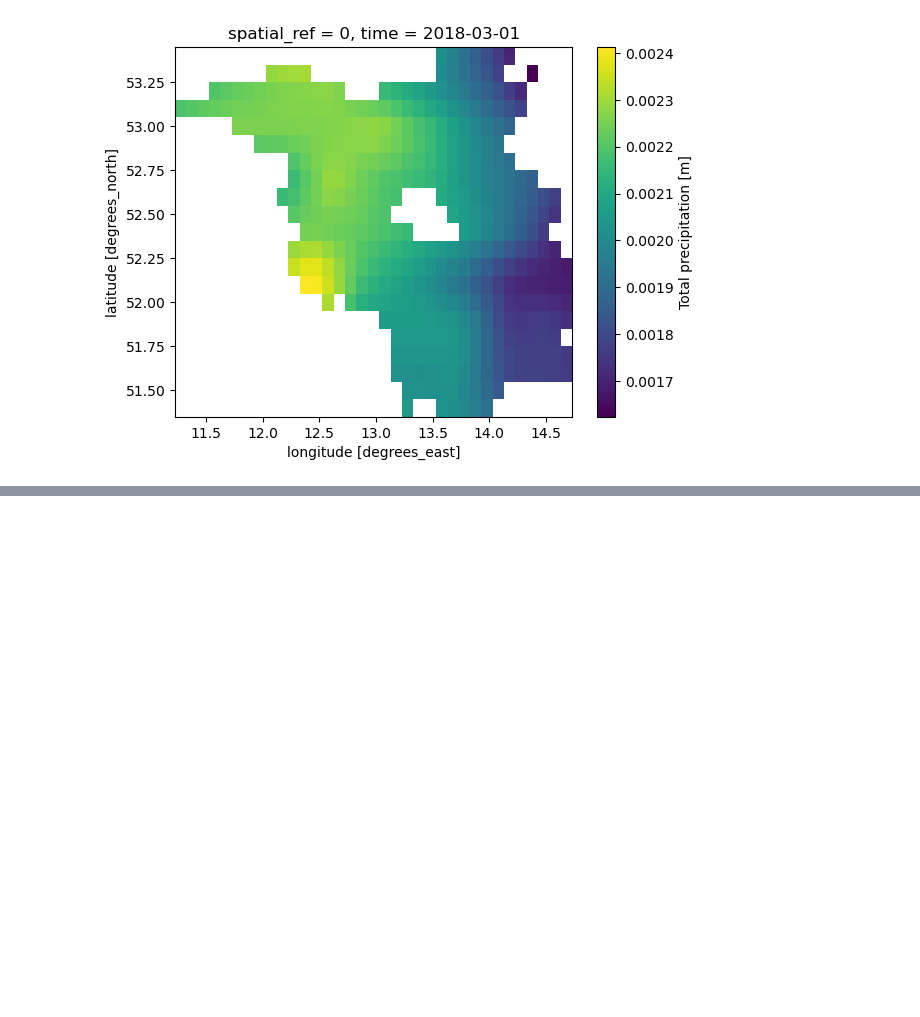
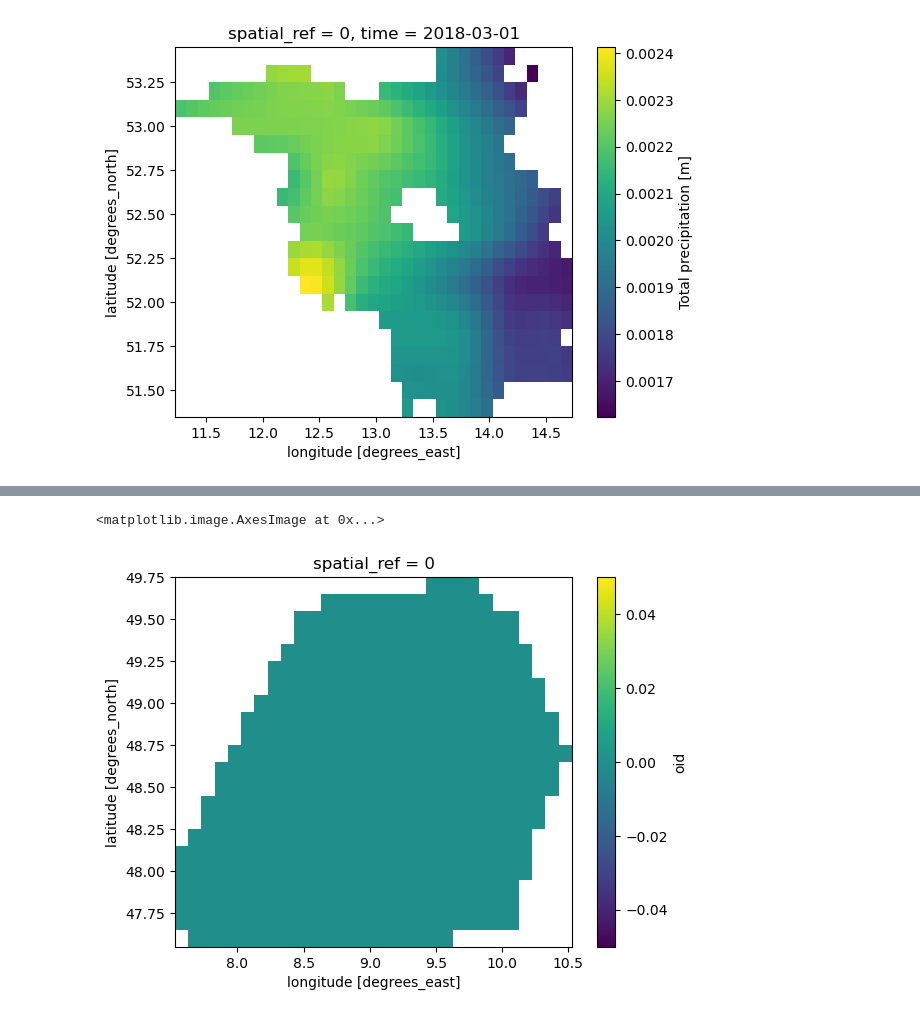
Before and after one commit to mmaelicke/zonal-variograms, a Jupyter notebook: examples.ipynb, the cells around one changed output, grey strips where cells are left out. Cells and saved outputs as stored; diff of their text form; code cells hidden in the pictures; blank space fills up the shorter version.

```diff
--- a/examples.ipynb
+++ b/examples.ipynb
@@ -435,0 +438,3 @@ clips[1].isel(time=2).tp.plot.imshow()
+# %%
+ds = load_dataset('./in/era5-de-short.nc', crs=4326)
+ds.rio.crs
@@ -435,0 +471,5 @@ clips[1].isel(time=2).tp.plot.imshow()
+# %%
+clips[0].oid.plot.imshow()
+# %% [output]
+<matplotlib.image.AxesImage at 0x...>
+[figure, added]
```
Also changed, not shown: parts of 5 cells of this notebook.
